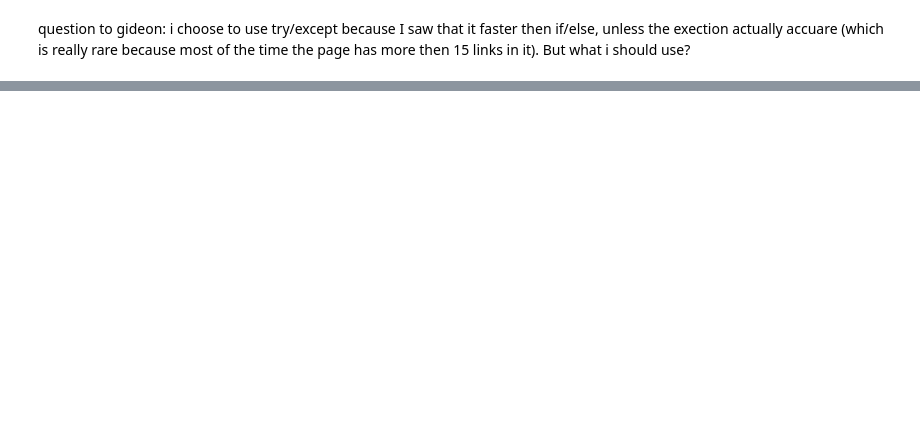
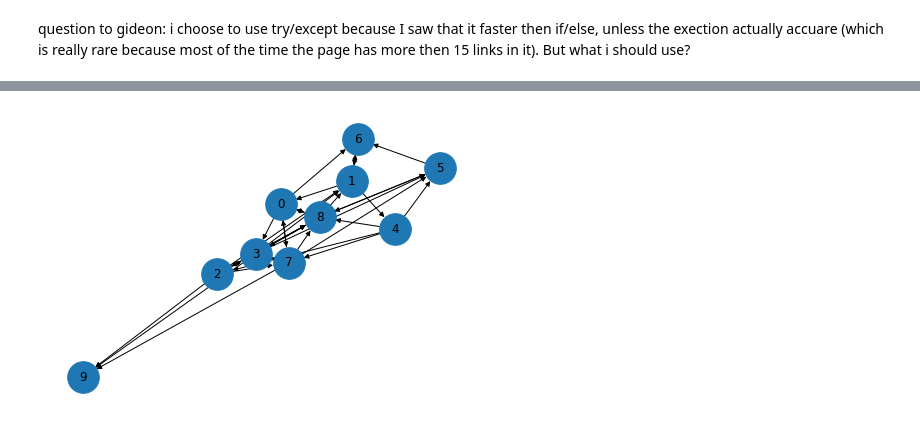
Before and after one commit to yonybyalsky/chess_js, a Jupyter notebook: Untitled.ipynb, the cells around one changed output, grey strips where cells are left out. Cells and saved outputs as stored; diff of their text form; code cells hidden in the pictures; blank space fills up the shorter version.

```diff
--- a/Untitled.ipynb
+++ b/Untitled.ipynb
@@ -8,0 +80,4 @@ question to gideon: i choose to use try/except because I saw that it faster then
+# %%
+df = pd.read_csv('gr.csv')
+for i in df.index:
+    df.iloc[i, 1] = literal_eval(df.iloc[i, 1])
@@ -103,0 +428,4 @@ d = dict([key, n[key]] for key in n if key not )
+# %%
+nx.draw(graph_1, with_labels=True, node_size=1000)
+# %% [output]
+[figure, added]
```
Also changed, not shown: parts of 24 cells of this notebook, 7 other files.
